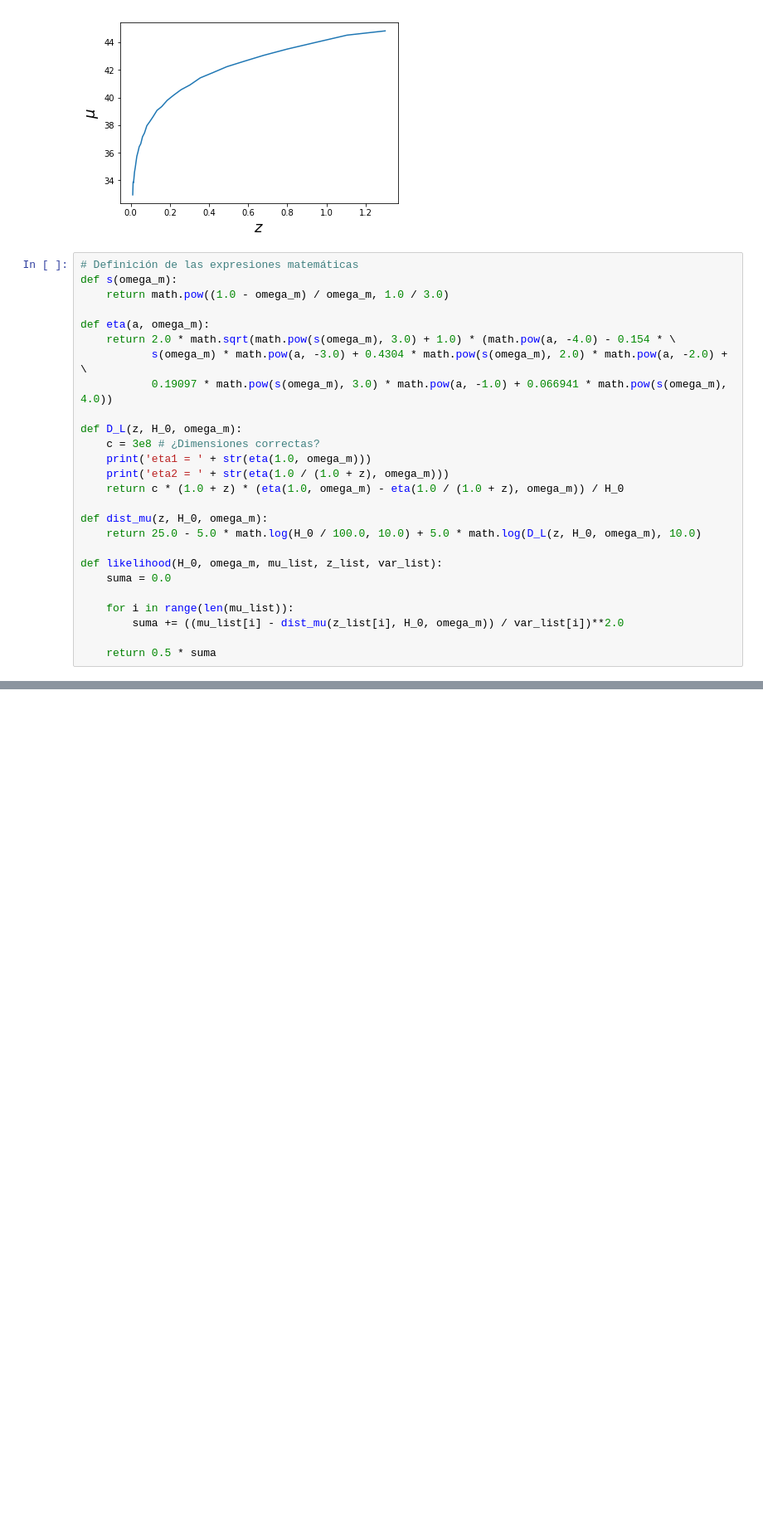
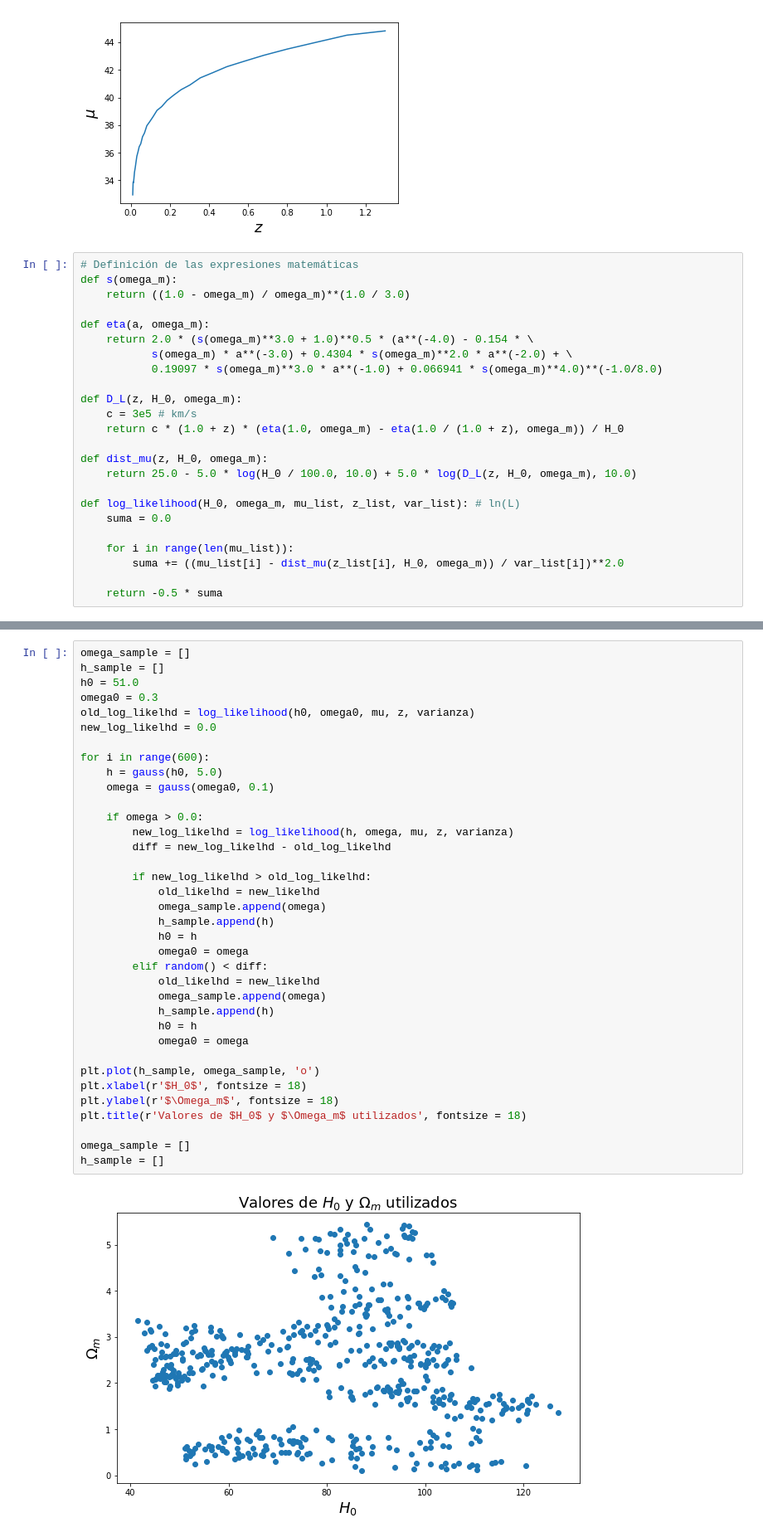
Before and after one commit to CosmoStats/cosmostats2018-Pagutri, a Jupyter notebook: Sep/ejercicios/ejercicio04.ipynb, the cells around one changed output, grey strips where cells are left out. Shown: that part at 83% size. Drawn from its saved outputs; the diff is of its cells as text; blank space fills up the shorter version.

```diff
--- a/Sep/ejercicios/ejercicio04.ipynb
+++ b/Sep/ejercicios/ejercicio04.ipynb
@@ -70,26 +70,24 @@ Text(0,0.5,'$\\mu$')
 # %%
 # Definición de las expresiones matemáticas
 def s(omega_m):
-    return math.pow((1.0 - omega_m) / omega_m, 1.0 / 3.0)
+    return ((1.0 - omega_m) / omega_m)**(1.0 / 3.0)
 
 def eta(a, omega_m):
-    return 2.0 * math.sqrt(math.pow(s(omega_m), 3.0) + 1.0) * (math.pow(a, -4.0) - 0.154 * \
-           s(omega_m) * math.pow(a, -3.0) + 0.4304 * math.pow(s(omega_m), 2.0) * math.pow(a, -2.0) + \
-           0.19097 * math.pow(s(omega_m), 3.0) * math.pow(a, -1.0) + 0.066941 * math.pow(s(omega_m), 4.0))
+    return 2.0 * (s(omega_m)**3.0 + 1.0)**0.5 * (a**(-4.0) - 0.154 * \
+           s(omega_m) * a**(-3.0) + 0.4304 * s(omega_m)**2.0 * a**(-2.0) + \
+           0.19097 * s(omega_m)**3.0 * a**(-1.0) + 0.066941 * s(omega_m)**4.0)**(-1.0/8.0)
 
 def D_L(z, H_0, omega_m):
-    c = 3e8 # ¿Dimensiones correctas?
-    print('eta1 = ' + str(eta(1.0, omega_m)))
-    print('eta2 = ' + str(eta(1.0 / (1.0 + z), omega_m)))
+    c = 3e5 # km/s
     return c * (1.0 + z) * (eta(1.0, omega_m) - eta(1.0 / (1.0 + z), omega_m)) / H_0
 
 def dist_mu(z, H_0, omega_m):
-    return 25.0 - 5.0 * math.log(H_0 / 100.0, 10.0) + 5.0 * math.log(D_L(z, H_0, omega_m), 10.0)
+    return 25.0 - 5.0 * log(H_0 / 100.0, 10.0) + 5.0 * log(D_L(z, H_0, omega_m), 10.0)
 
-def likelihood(H_0, omega_m, mu_list, z_list, var_list):
+def log_likelihood(H_0, omega_m, mu_list, z_list, var_list): # ln(L)
     suma = 0.0
 
     for i in range(len(mu_list)):
         suma += ((mu_list[i] - dist_mu(z_list[i], H_0, omega_m)) / var_list[i])**2.0
 
-    return 0.5 * suma
+    return -0.5 * suma
@@ -126,0 +94,38 @@ ValueError: math domain error
+# %%
+omega_sample = []
+h_sample = []
+h0 = 51.0
+omega0 = 0.3
+old_log_likelhd = log_likelihood(h0, omega0, mu, z, varianza)
+new_log_likelhd = 0.0
+
+for i in range(600):
+    h = gauss(h0, 5.0)
+    omega = gauss(omega0, 0.1)
+
+    if omega > 0.0:
+        new_log_likelhd = log_likelihood(h, omega, mu, z, varianza)
+        diff = new_log_likelhd - old_log_likelhd
+
+        if new_log_likelhd > old_log_likelhd:
+            old_likelhd = new_likelhd
+            omega_sample.append(omega)
+            h_sample.append(h)
+            h0 = h
+            omega0 = omega
+        elif random() < diff:
+            old_likelhd = new_likelhd
+            omega_sample.append(omega)
+            h_sample.append(h)
+            h0 = h
+            omega0 = omega
+
+plt.plot(h_sample, omega_sample, 'o')
+plt.xlabel(r'$H_0$', fontsize = 18)
+plt.ylabel(r'$\Omega_m$', fontsize = 18)
+plt.title(r'Valores de $H_0$ y $\Omega_m$ utilizados', fontsize = 18)
+
+omega_sample = []
+h_sample = []
+# %% [output]
+[figure, added]
```
Also changed, not shown: parts of 2 cells of this notebook, 1 other file.
